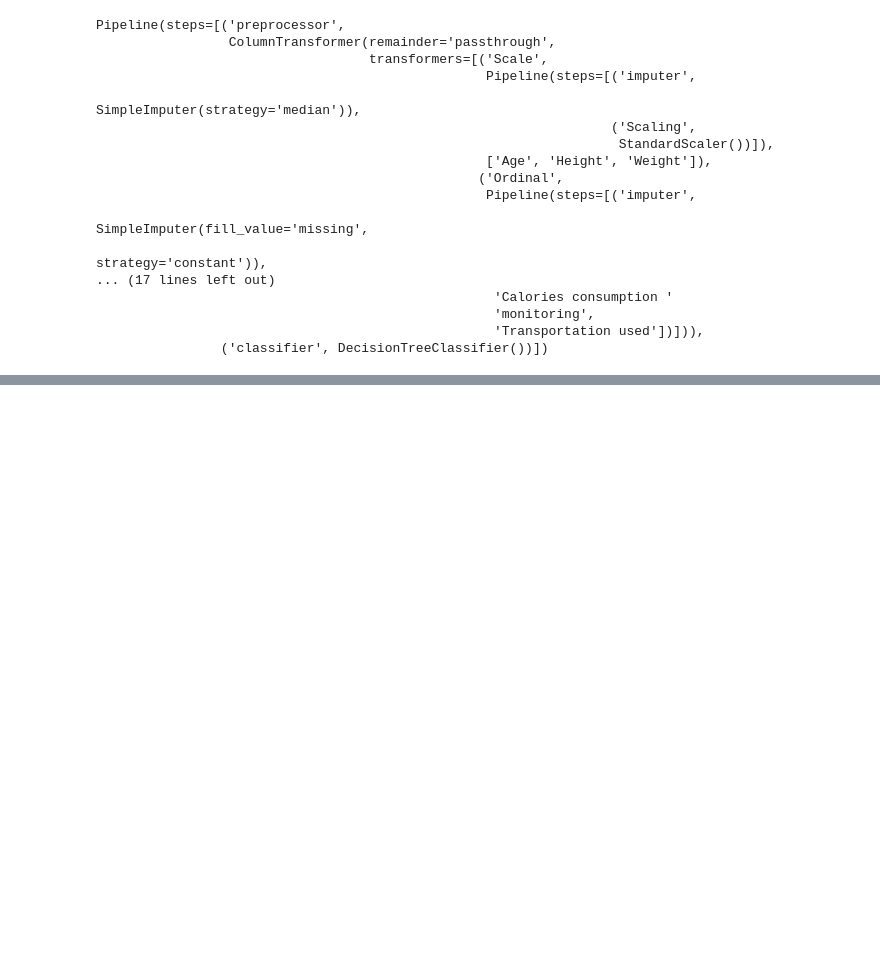
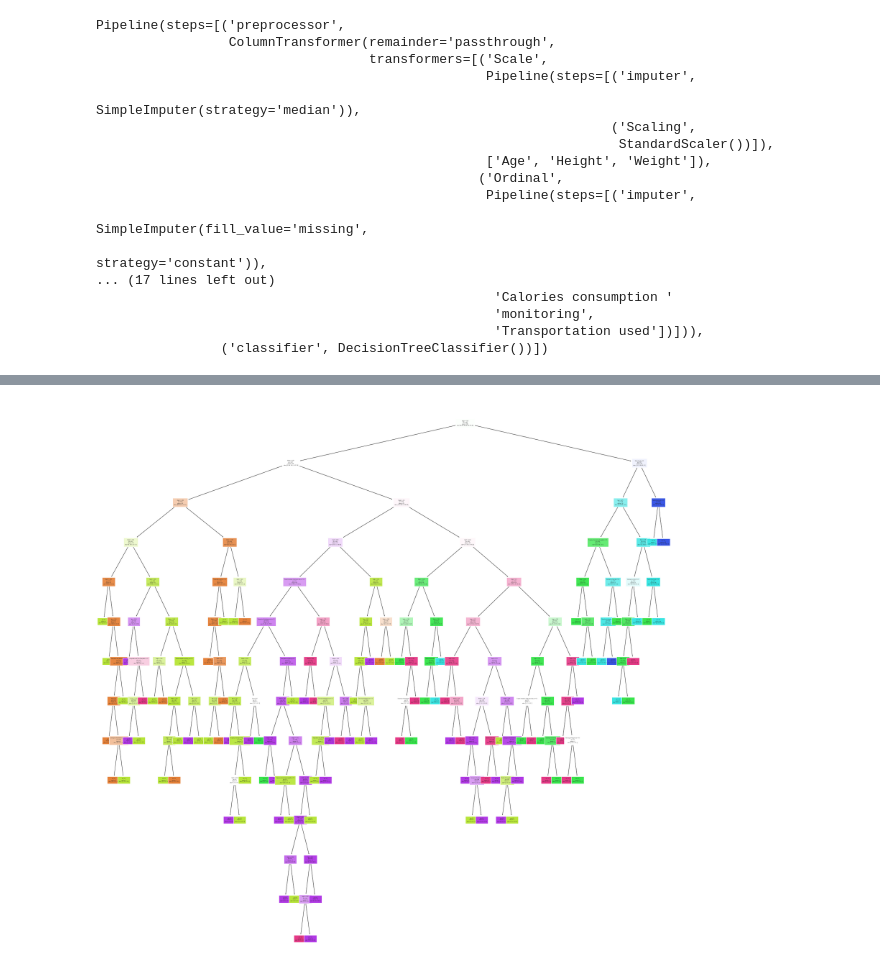
Before and after one commit to kentangtelo/ML_Obesity_Classification, a Jupyter notebook: Obesity_DecisionTree.ipynb, the cells around one changed output, grey strips where cells are left out. Saved outputs shown, nothing was run; the diff lists cells and outputs as text; code cells hidden in the pictures; blank space fills up the shorter version.

Commit message:
Nambah pohon

```diff
--- a/Obesity_DecisionTree.ipynb
+++ b/Obesity_DecisionTree.ipynb
@@ -651,0 +657,7 @@ sns.heatmap(cm, annot=True, ax=ax, fmt='g')
+# %%
+plt.figure(figsize=(30, 30))
+tree.plot_tree(classifier, filled=True, fontsize=2.5, feature_names=feature_names)
+plt.savefig('PohonObesitas.png', dpi=400)
+plt.show()
+# %% [output]
+[figure, added]
```
Also changed, not shown: parts of 9 cells of this notebook, 1 other file.
